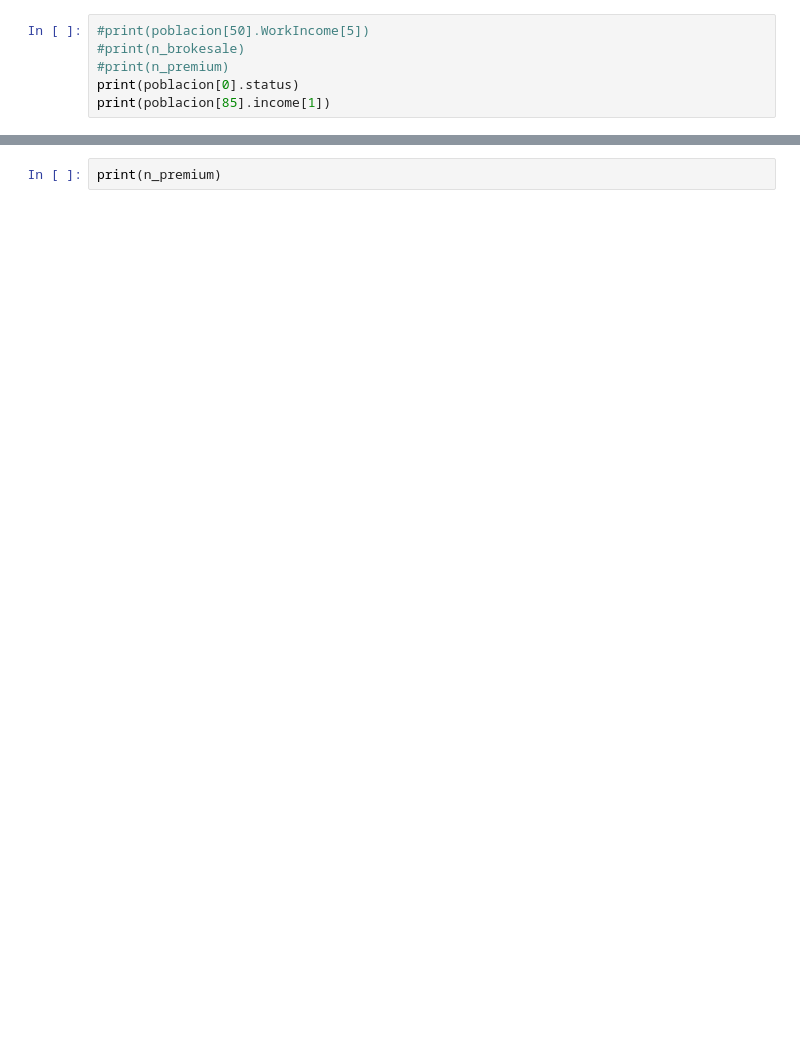
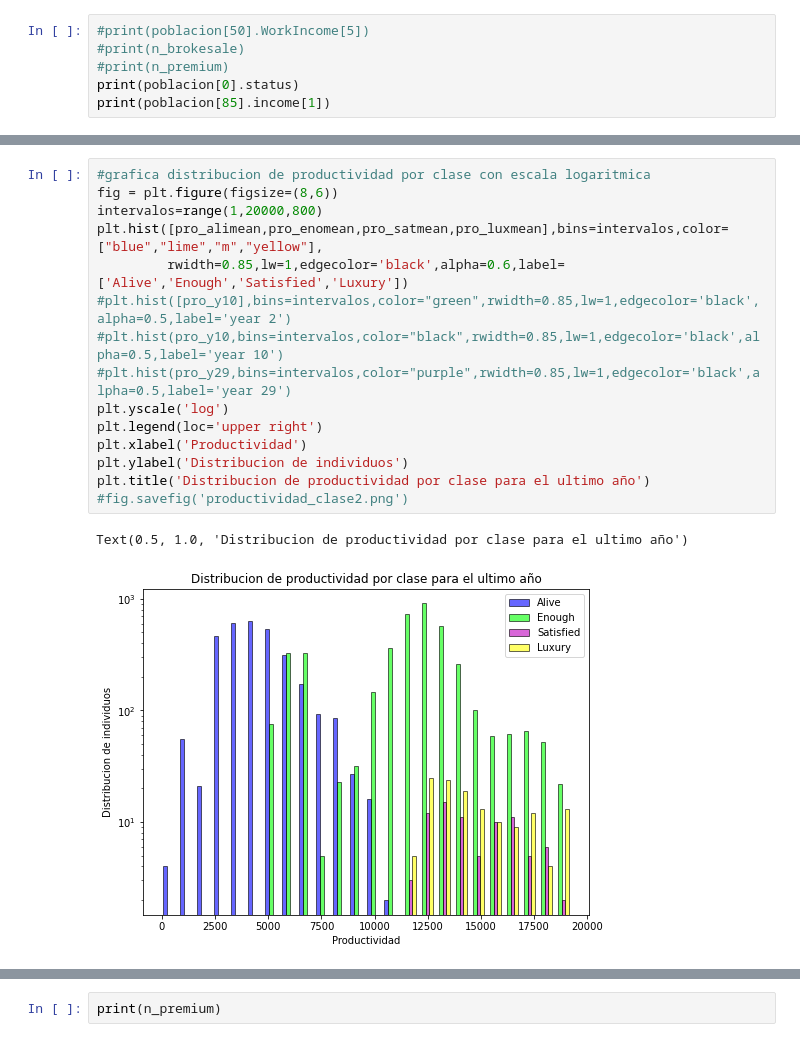
Before and after one commit to aybautistas/Econofisica, a Jupyter notebook: Proyecto.ipynb, the cells around one changed output, grey strips where cells are left out. Cells and saved outputs as stored; diff of their text form; blank space fills up the shorter version.

```diff
--- a/Proyecto.ipynb
+++ b/Proyecto.ipynb
@@ -563,3 +644,21 @@ for k in range(len(poblacion)):
+# %%
+#grafica distribucion de productividad por clase con escala logaritmica
+fig = plt.figure(figsize=(8,6))
+intervalos=range(1,20000,800)
+plt.hist([pro_alimean,pro_enomean,pro_satmean,pro_luxmean],bins=intervalos,color=["blue","lime","m","yellow"],
+         rwidth=0.85,lw=1,edgecolor='black',alpha=0.6,label=['Alive','Enough','Satisfied','Luxury'])
+#plt.hist([pro_y10],bins=intervalos,color="green",rwidth=0.85,lw=1,edgecolor='black',alpha=0.5,label='year 2')
+#plt.hist(pro_y10,bins=intervalos,color="black",rwidth=0.85,lw=1,edgecolor='black',alpha=0.5,label='year 10')
+#plt.hist(pro_y29,bins=intervalos,color="purple",rwidth=0.85,lw=1,edgecolor='black',alpha=0.5,label='year 29')
+plt.yscale('log')
+plt.legend(loc='upper right')
+plt.xlabel('Productividad')
+plt.ylabel('Distribucion de individuos')
+plt.title('Distribucion de productividad por clase para el ultimo año')
+#fig.savefig('productividad_clase2.png')
+# %% [output]
+Text(0.5, 1.0, 'Distribucion de productividad por clase para el ultimo año')
+[figure, added]
 # %%
 #grafica distribucion de ingreso para varios años
 fig = plt.figure(figsize=(8,6))
```
Also changed, not shown: parts of 21 cells of this notebook.
